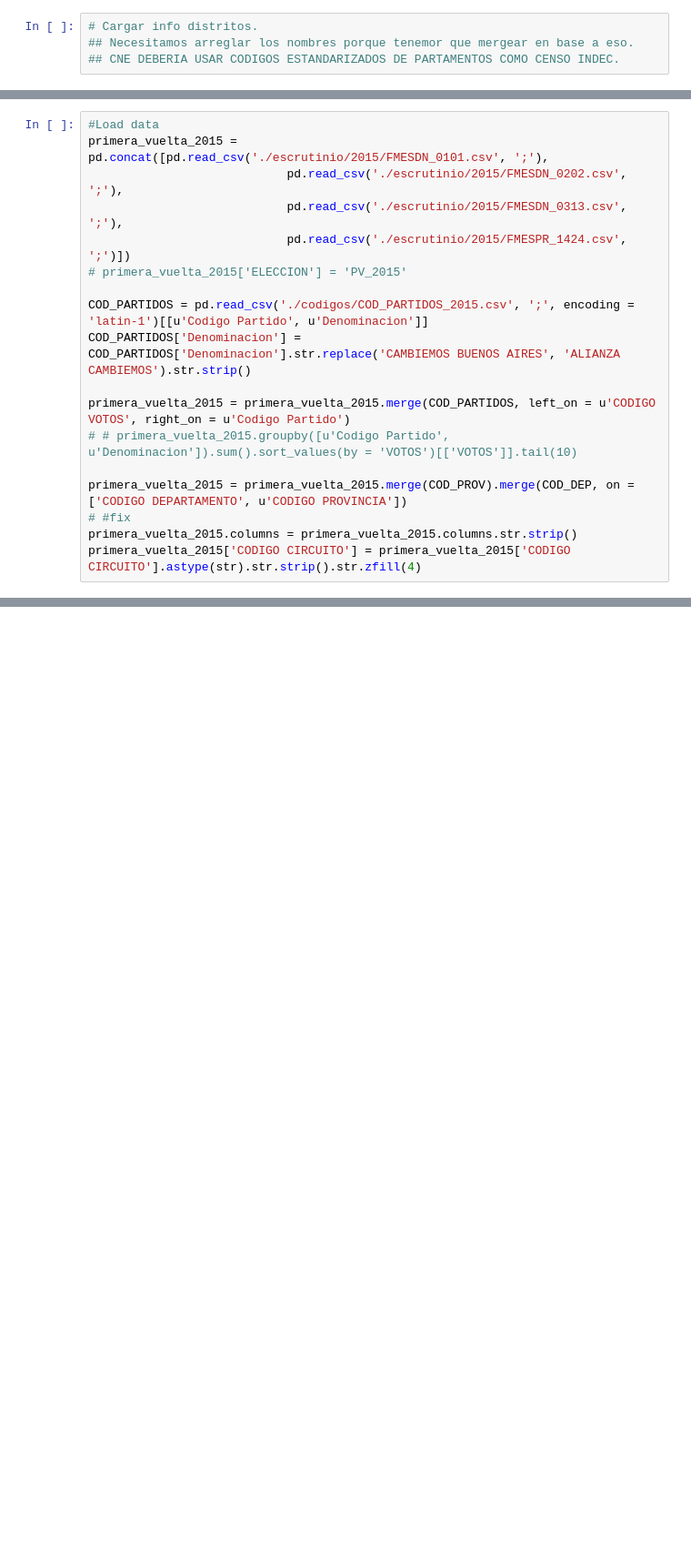
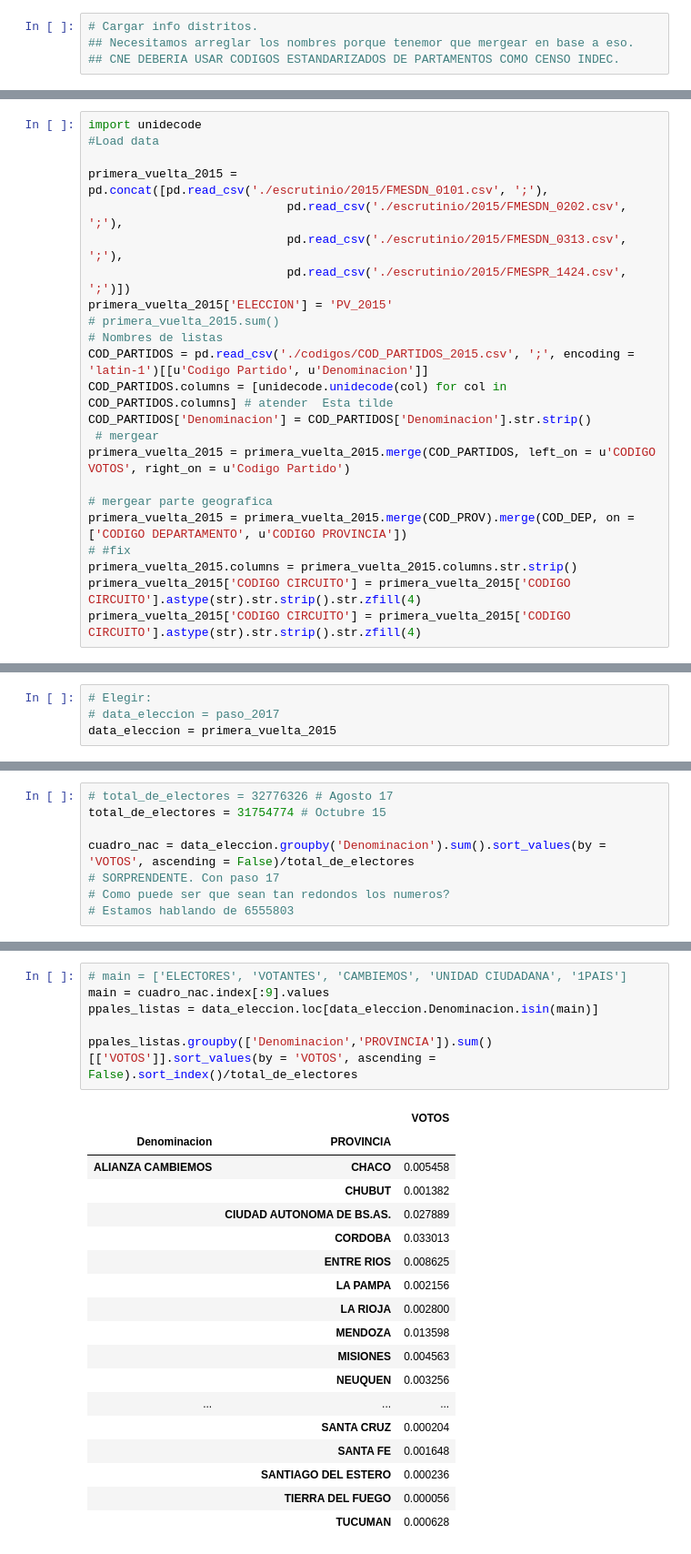
Before and after one commit to tartagalensis/EleccionesARG, a Jupyter notebook: Download and unification of all data.ipynb, the cells around one changed output, grey strips where cells are left out. Shown at 91% size. Cells and saved outputs as stored; diff of their text form; blank space fills up the shorter version.

Commit message:
Added user created data

```diff
--- a/Download and unification of all data.ipynb
+++ b/Download and unification of all data.ipynb
@@ -106,18 +88,23 @@ display(dpto_ref_BA.sample(10))
 # %%
+import unidecode
 #Load data
+
 primera_vuelta_2015 = pd.concat([pd.read_csv('./escrutinio/2015/FMESDN_0101.csv', ';'),
                             pd.read_csv('./escrutinio/2015/FMESDN_0202.csv', ';'),
                             pd.read_csv('./escrutinio/2015/FMESDN_0313.csv', ';'),
                             pd.read_csv('./escrutinio/2015/FMESPR_1424.csv', ';')])
-# primera_vuelta_2015['ELECCION'] = 'PV_2015'
+primera_vuelta_2015['ELECCION'] = 'PV_2015'
+# primera_vuelta_2015.sum()
+# Nombres de listas
+COD_PARTIDOS = pd.read_csv('./codigos/COD_PARTIDOS_2015.csv', ';', encoding = 'latin-1')[[u'Codigo Partido', u'Denominacion']]
+COD_PARTIDOS.columns = [unidecode.unidecode(col) for col in COD_PARTIDOS.columns] # atender  Esta tilde
+COD_PARTIDOS['Denominacion'] = COD_PARTIDOS['Denominacion'].str.strip()
+ # mergear
+primera_vuelta_2015 = primera_vuelta_2015.merge(COD_PARTIDOS, left_on = u'CODIGO VOTOS', right_on = u'Codigo Partido')
 
-COD_PARTIDOS = pd.read_csv('./codigos/COD_PARTIDOS_2015.csv', ';', encoding = 'latin-1')[[u'Codigo Partido', u'Denominacion']]
-COD_PARTIDOS['Denominacion'] = COD_PARTIDOS['Denominacion'].str.replace('CAMBIEMOS BUENOS AIRES', 'ALIANZA CAMBIEMOS').str.strip()
-
-primera_vuelta_2015 = primera_vuelta_2015.merge(COD_PARTIDOS, left_on = u'CODIGO VOTOS', right_on = u'Codigo Partido')
-# # primera_vuelta_2015.groupby([u'Codigo Partido', u'Denominacion']).sum().sort_values(by = 'VOTOS')[['VOTOS']].tail(10)
-
+# mergear parte geografica
 primera_vuelta_2015 = primera_vuelta_2015.merge(COD_PROV).merge(COD_DEP, on = ['CODIGO DEPARTAMENTO', u'CODIGO PROVINCIA'])
 # #fix
 primera_vuelta_2015.columns = primera_vuelta_2015.columns.str.strip()
 primera_vuelta_2015['CODIGO CIRCUITO'] = primera_vuelta_2015['CODIGO CIRCUITO'].astype(str).str.strip().str.zfill(4)
+primera_vuelta_2015['CODIGO CIRCUITO'] = primera_vuelta_2015['CODIGO CIRCUITO'].astype(str).str.strip().str.zfill(4)
@@ -199,0 +139,4 @@ merged.loc[merged.DEPARTAMENTO.isna()].sort_values(by = ['PROV_REF_ID', 'DPTO'])
+# %%
+# Elegir:
+# data_eleccion = paso_2017
+data_eleccion = primera_vuelta_2015
@@ -199,0 +175,8 @@ merged.loc[merged.DEPARTAMENTO.isna()].sort_values(by = ['PROV_REF_ID', 'DPTO'])
+# %%
+# total_de_electores = 32776326 # Agosto 17
+total_de_electores = 31754774 # Octubre 15
+
+cuadro_nac = data_eleccion.groupby('Denominacion').sum().sort_values(by = 'VOTOS', ascending = False)/total_de_electores
+# SORPRENDENTE. Con paso 17
+# Como puede ser que sean tan redondos los numeros?
+# Estamos hablando de 6555803
@@ -199,0 +204,25 @@ merged.loc[merged.DEPARTAMENTO.isna()].sort_values(by = ['PROV_REF_ID', 'DPTO'])
+# %%
+# main = ['ELECTORES', 'VOTANTES', 'CAMBIEMOS', 'UNIDAD CIUDADANA', '1PAIS']
+main = cuadro_nac.index[:9].values
+ppales_listas = data_eleccion.loc[data_eleccion.Denominacion.isin(main)]
+
+ppales_listas.groupby(['Denominacion','PROVINCIA']).sum()[['VOTOS']].sort_values(by = 'VOTOS', ascending = False).sort_index()/total_de_electores
+# %% [output]
+|  |  | VOTOS |
+| Denominacion | PROVINCIA |  |
+| ALIANZA CAMBIEMOS | CHACO | 0.005458 |
+|  | CHUBUT | 0.001382 |
+|  | CIUDAD AUTONOMA DE BS.AS. | 0.027889 |
+|  | CORDOBA | 0.033013 |
+|  | ENTRE RIOS | 0.008625 |
+|  | LA PAMPA | 0.002156 |
+|  | LA RIOJA | 0.002800 |
+|  | MENDOZA | 0.013598 |
+|  | MISIONES | 0.004563 |
+|  | NEUQUEN | 0.003256 |
+| ... | ... | ... |
+|  | SANTA CRUZ | 0.000204 |
+|  | SANTA FE | 0.001648 |
+|  | SANTIAGO DEL ESTERO | 0.000236 |
+|  | TIERRA DEL FUEGO | 0.000056 |
+|  | TUCUMAN | 0.000628 |
```
Also changed, not shown: parts of 27 cells of this notebook, 1 other file.
